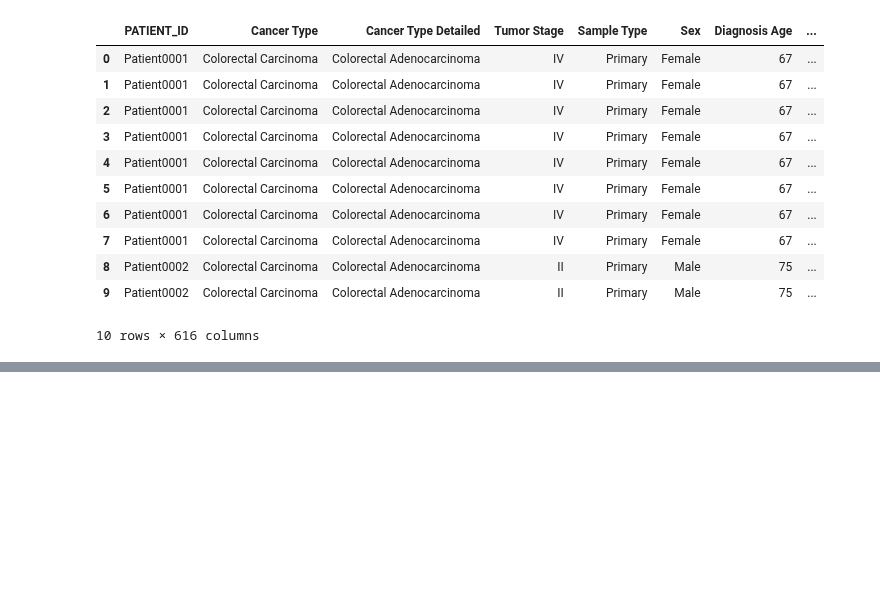
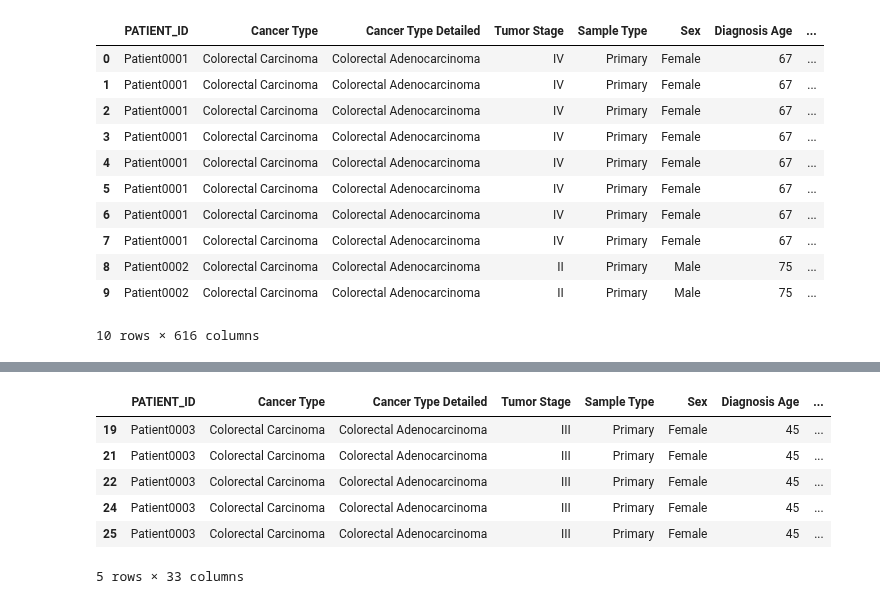
Before and after one commit to Taneun/OncoHypothesis-LLM-Ranker, a Jupyter notebook: pan_cancer/tal_data_preprocessing_new.ipynb, the cells around one changed output, grey strips where cells are left out. Saved outputs shown, nothing was run; the diff lists cells and outputs as text; code cells hidden in the pictures; blank space fills up the shorter version.

```diff
--- a/pan_cancer/tal_data_preprocessing_new.ipynb
+++ b/pan_cancer/tal_data_preprocessing_new.ipynb
@@ -742,0 +755,3 @@ df_rules.to_csv("data_for_decision.csv", index=False)
+# %%
+data_for_model.dropna(inplace=True)
+data_for_model['Exon_Number'] = data_for_model['Exon_Number'].str.split('/').str[0].astype(int)
@@ -742,0 +1047,10 @@ df_rules.to_csv("data_for_decision.csv", index=False)
+# %%
+data_for_model.head()
+# %% [output]
+|  | PATIENT_ID | Cancer Type | Cancer Type Detailed | Tumor Stage | Sample Type | Sex | Diagnosis Age | ... |
+| 19 | Patient0003 | Colorectal Carcinoma | Colorectal Adenocarcinoma | III | Primary | Female | 45 | ... |
+| 21 | Patient0003 | Colorectal Carcinoma | Colorectal Adenocarcinoma | III | Primary | Female | 45 | ... |
+| 22 | Patient0003 | Colorectal Carcinoma | Colorectal Adenocarcinoma | III | Primary | Female | 45 | ... |
+| 24 | Patient0003 | Colorectal Carcinoma | Colorectal Adenocarcinoma | III | Primary | Female | 45 | ... |
+| 25 | Patient0003 | Colorectal Carcinoma | Colorectal Adenocarcinoma | III | Primary | Female | 45 | ... |
+5 rows × 33 columns
```
Also changed, not shown: parts of 11 cells of this notebook, 1 other file.
